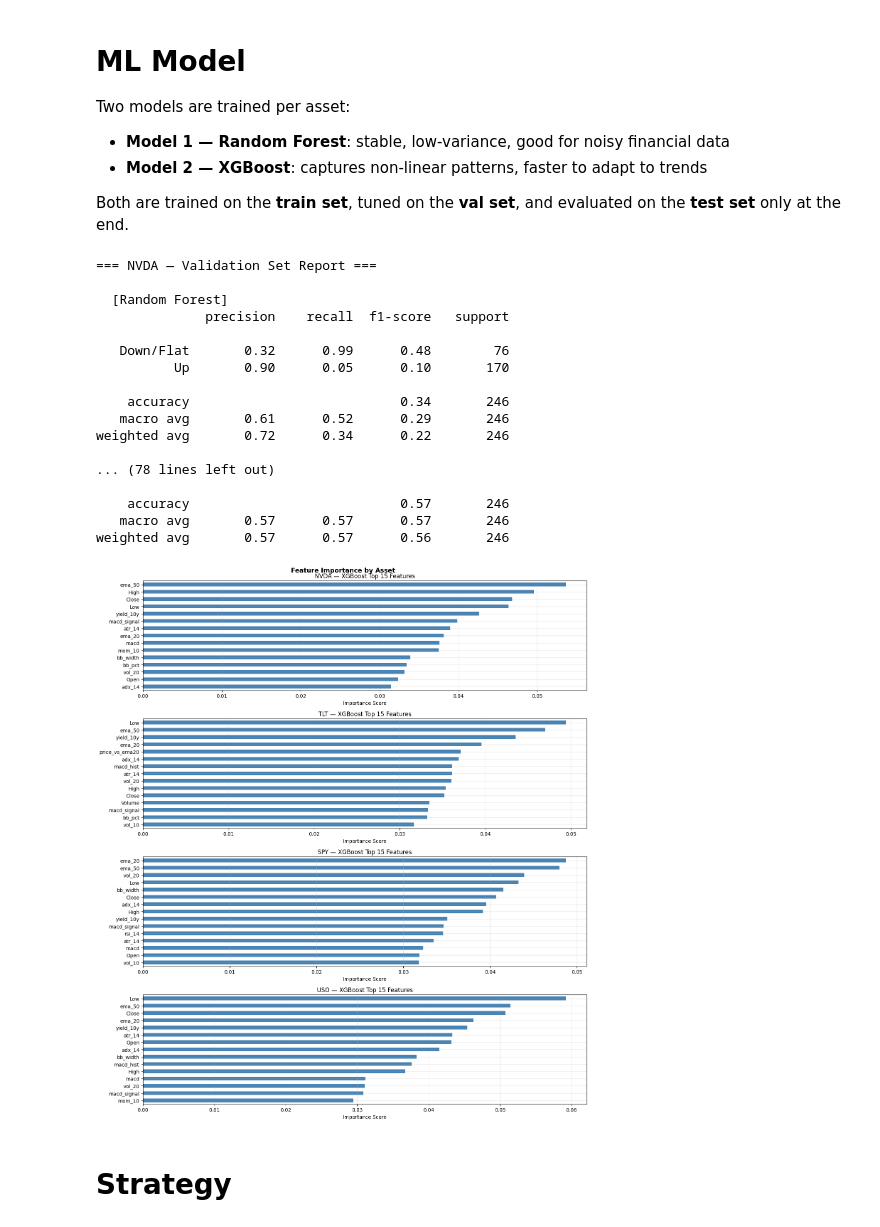
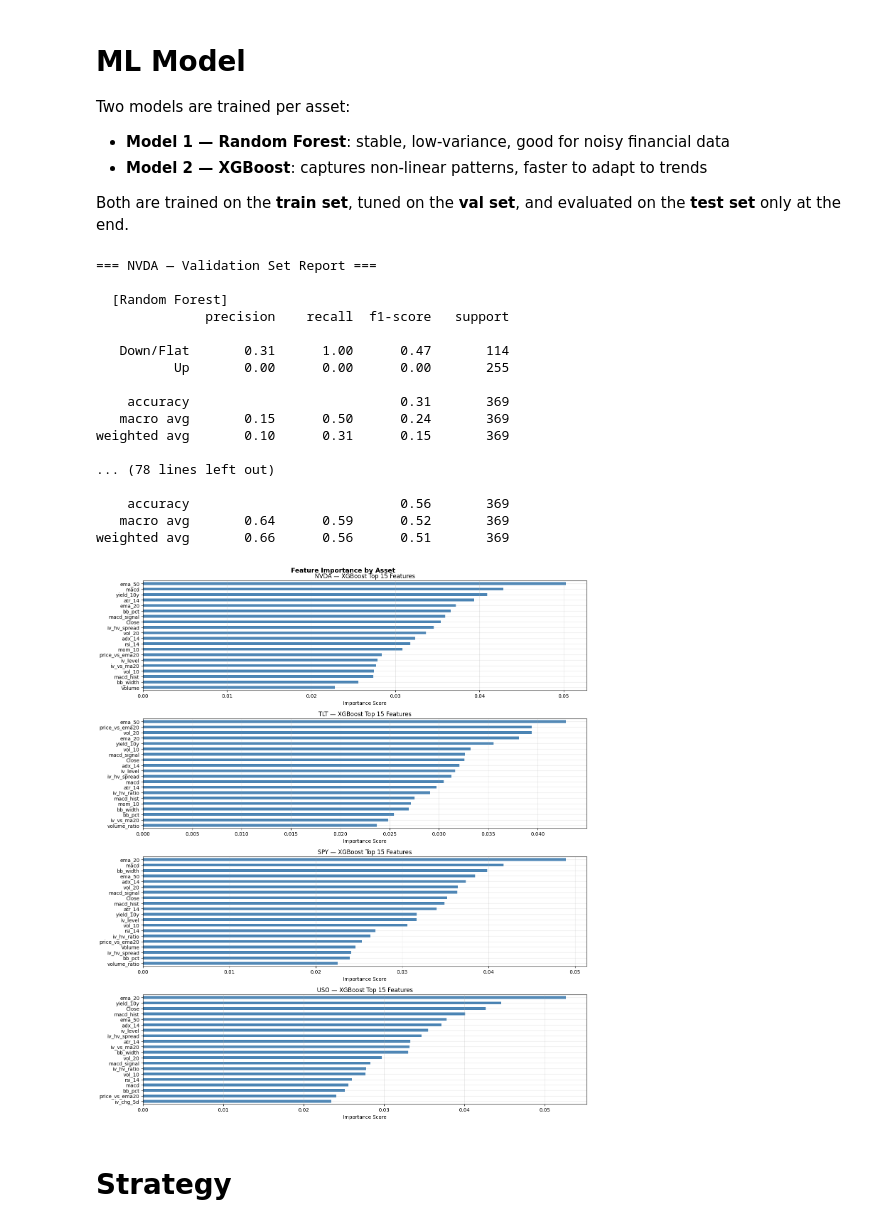
Before and after one commit to zeroni002/Algorithmic-Trading, a Jupyter notebook: AlgoTrade_ML.ipynb, the cells around one changed output. Saved outputs shown, nothing was run; the diff lists cells and outputs as text; code cells hidden in the pictures.

```diff
--- a/AlgoTrade_ML.ipynb
+++ b/AlgoTrade_ML.ipynb
@@ -88,7 +89,7 @@ dtype: float64
 # %%
 ASSET = ["NVDA", "TLT", "SPY", "USO"]
 ASSET_NAMES = ['NVIDIA', 'Treasury Bond', 'S&P 500', 'Oil']
-MACRO_TICKERS = ['^DJI', '^SPX', '^IXIC', '^N225', 'GC=F', 'CL=F', '^TNX', 'USDTHB=X']
+MACRO_TICKERS = ['^DJI', '^SPX', '^IXIC', '^N225', 'GC=F', 'CL=F', '^TNX', 'USDTHB=X', "^VIX", "GVZ", "^OVX"]
 
 
 ASSET_CONFIG = {
@@ -127,7 +128,7 @@ INITIAL_CAPITAL = 1_000_000  # THB
 TRANSACTION_FEE = 0.003  # 0.3% on buy and sell
 MAX_ASSET_WEIGHT = 0.75  # Max allocation per asset (portfolio constraint)
 PROBA_THRESHOLD = 0.1  # Min predicted probability to act on signal
-STOP_LOSS_PCT = 0.07  # Stop-loss: exit if position drops 7% from entry
+STOP_LOSS_PCT = 0.1  # Stop-loss: exit if position drops 7% from entry
 REBAL_THRESHOLD  = 0.075   # only rebalance if weight drifts > 5% from target
 
 # ── ML Settings ─────────────────────────────────────────────────────────────
@@ -320,6 +321,8 @@ def build_features(ticker: str, df: pd.DataFrame, macro_df: pd.DataFrame) -> pd.
     # Rolling volatility
     feat['vol_10'] = ret.rolling(10).std()
     feat['vol_20'] = ret.rolling(20).std()
+    #implied volatility
+    feat["Return"] = ret
 
     # ══════════════════════════════════════════════════════════════════════
     # BLOCK 2 — Macro Features (external signals)
@@ -336,12 +339,32 @@ def build_features(ticker: str, df: pd.DataFrame, macro_df: pd.DataFrame) -> pd.
     feat['yield_10y_chg'] = macro['^TNX'].diff()
     feat['fx_chg']        = macro['USDTHB=X'].pct_change()
 
+    #   Implied Volatility Proxies
+    iv  = macro_df['^VIX'].reindex(feat.index, method='ffill') #use vix as iv proxy
+
+    feat['iv_level']     = iv
+    feat['iv_chg_1d']    = iv.pct_change(1)
+    feat['iv_chg_5d']    = iv.pct_change(5)
+    feat['iv_vs_ma20']   = (iv / iv.rolling(20).mean()) - 1   # elevated vs normal?
+    feat['iv_regime']    = (iv > 20).astype(int)              # 1 = fear, 0 = calm
+
+    # IV vs Historical Volatility spread (volatility risk premium)
+    ret = close.pct_change()
+    hv_20 = ret.rolling(20).std() * np.sqrt(252) * 100       # annualize to match VIX scale
+    feat['iv_hv_spread'] = iv - hv_20                         # >0 means options are "expensive"
+    feat['iv_hv_ratio']  = iv / hv_20.replace(0, np.nan)     # ratio form
+
     # ══════════════════════════════════════════════════════════════════════
     # BLOCK 3 — Target Label
     # ══════════════════════════════════════════════════════════════════════
     future_ret    = ret.shift(-LOOKAHEAD)
     forward_10d = ret.rolling(10).mean().shift(-10)
     feat['label'] = (forward_10d > 0).astype(float).where(future_ret.notna())
+
+    # ══════════════════════════════════════════════════════════════════════
+    # BLOCK 4 — transform CLose to log returns
+    # ══════════════════════════════════════════════════════════════════════
+    feat['log_ret'] = np.log(1 + ret)
 
     return feat.dropna()
 
@@ -391,7 +418,7 @@ def process_and_split(ticker, df, features_dict, train_pct=0.70, val_pct=0.15):
 
     # 1. EXTRACT ORIGINAL PRICES (Keeps all original dates)
     # .xs() pulls the specific ticker out of your MultiIndex DataFrame
-    price_df = df.xs(ticker, level=1, axis=1)[['Open', 'High', 'Low', 'Close', 'Volume']]
+    price_df = df.xs(ticker, level=1, axis=1)[['Close', 'Volume']]
 
     # 2. GET FEATURES
     feat_df = features_dict[ticker]
@@ -439,8 +466,8 @@ def process_and_split(ticker, df, features_dict, train_pct=0.70, val_pct=0.15):
 # --- Apply to all your assets ---
 data_splits = {}
 
-trainpct = 0.75
-valpct = 0.1
+trainpct = 0.7
+valpct = 0.15
 
 for ticker in ASSET: # Example: ASSET = ["NVDA", "TLT"]
     data_splits[ticker] = process_and_split(ticker, df, features, train_pct=trainpct, val_pct=valpct)
@@ -543,41 +570,41 @@ models = {ticker: train_models(ticker, data_splits) for ticker in ASSET}
   [Random Forest]
               precision    recall  f1-score   support
 
-   Down/Flat       0.32      0.99      0.48        76
-          Up       0.90      0.05      0.10       170
+   Down/Flat       0.31      1.00      0.47       114
+          Up       0.00      0.00      0.00       255
 
-    accuracy                           0.34       246
-   macro avg       0.61      0.52      0.29       246
-weighted avg       0.72      0.34      0.22       246
+    accuracy                           0.31       369
+   macro avg       0.15      0.50      0.24       369
+weighted avg       0.10      0.31      0.15       369
 
 ... (78 lines left out)
 
-    accuracy                           0.57       246
-   macro avg       0.57      0.57      0.57       246
-weighted avg       0.57      0.57      0.56       246
+    accuracy                           0.56       369
+   macro avg       0.64      0.59      0.52       369
+weighted avg       0.66      0.56      0.51       369
 # %%
 num_assets = len(ASSET)
 
 # Set rows = num_assets, columns = 1. Adjust figure height dynamically.
 fig, axes = plt.subplots(num_assets, 1, figsize=(14, 4 * num_assets))
 
 if num_assets == 1:
     axes = [axes]
 
 for ax, ticker in zip(axes, ASSET):
     xgb_clf   = models[ticker]['xgb'].named_steps['clf']
     feat_cols = data_splits[ticker]['X_train'].columns.tolist()
     importance = pd.Series(xgb_clf.feature_importances_, index=feat_cols)
-    importance.nlargest(15).sort_values().plot(kind='barh', ax=ax, color='steelblue')
+    importance.nlargest(20).sort_values().plot(kind='barh', ax=ax, color='steelblue')
     ax.set_title(f'{ticker} — XGBoost Top 15 Features')
     ax.set_xlabel('Importance Score')
     ax.grid(alpha=0.3)
 
 plt.suptitle('Feature Importance by Asset', fontsize=13, fontweight='bold')
 plt.tight_layout()
 plt.show()
 # %% [output]
-[figure, old version]
+[figure, new version]
 # %% [markdown]
 # Strategy
 # %%
```
Also changed, not shown: parts of 22 cells of this notebook.
